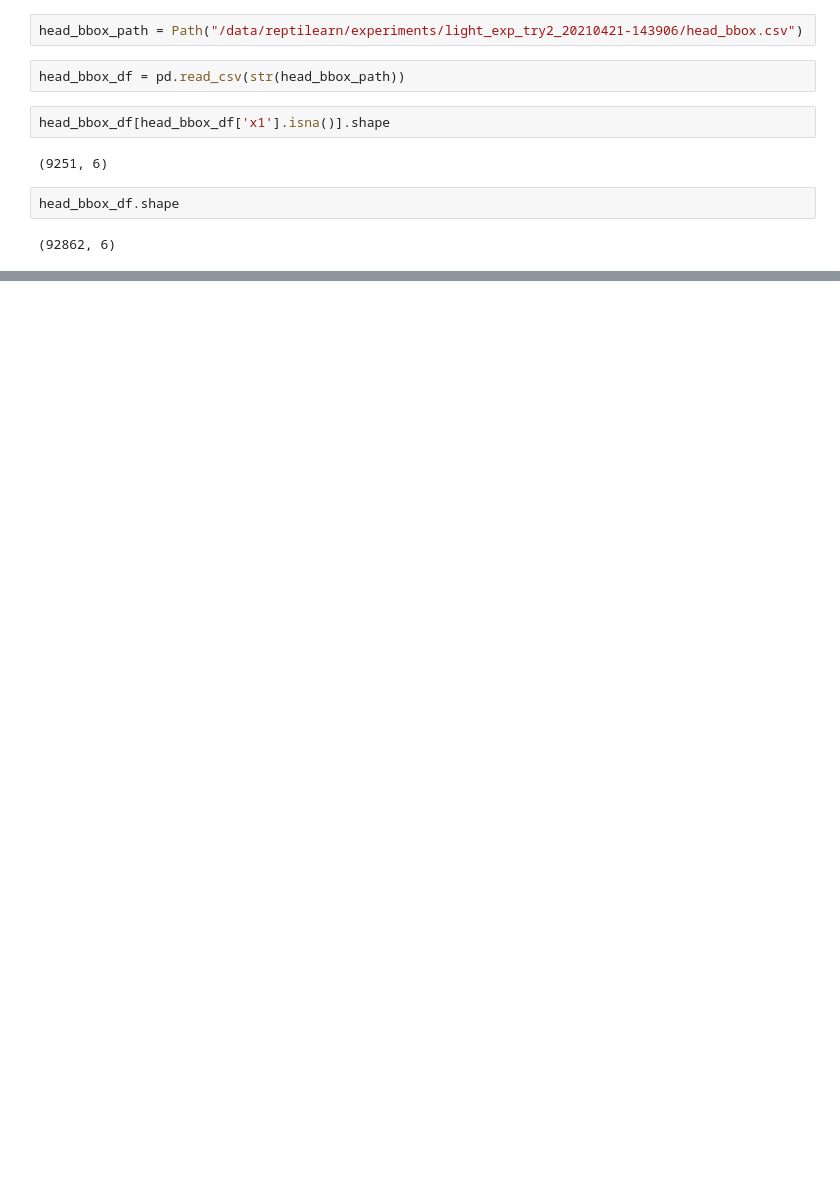
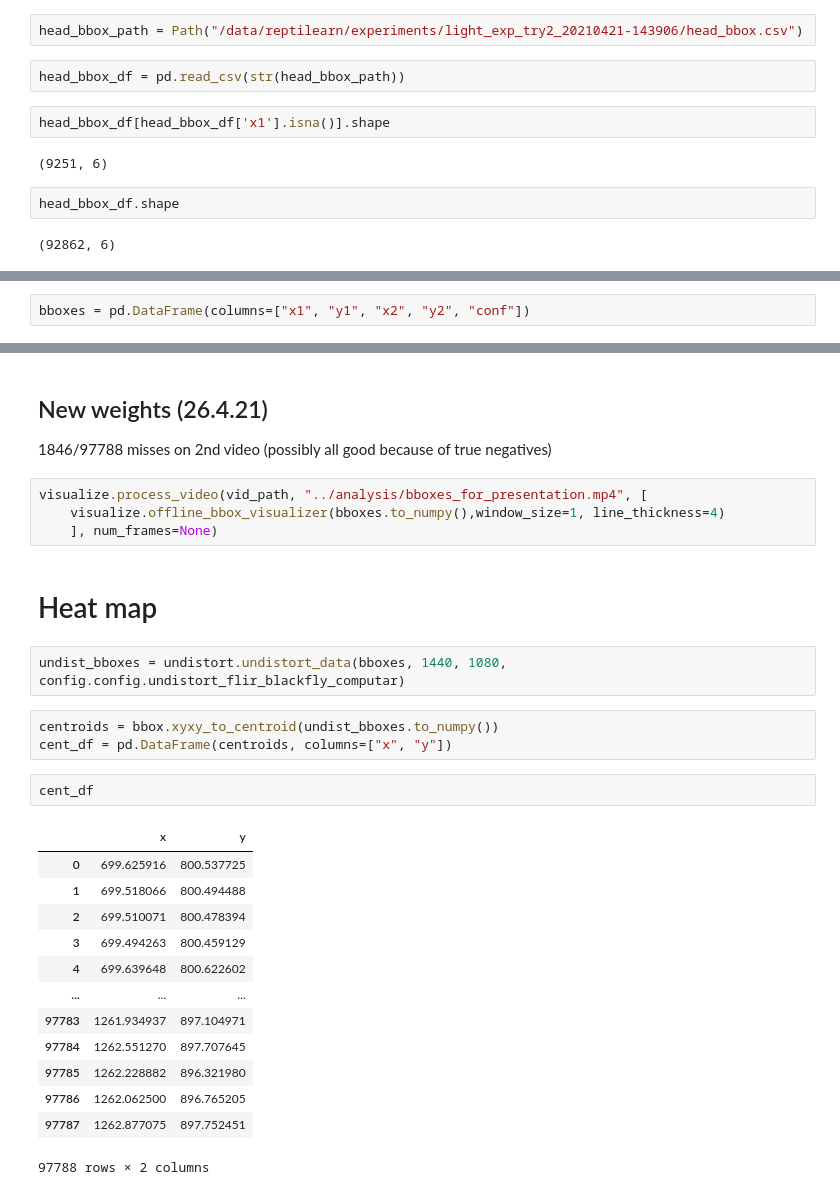
Before and after one commit to neural-electrophysiology-tool-team/reptilearn, a Jupyter notebook: analysis/bbox.ipynb, the cells around one changed output, grey strips where cells are left out. Saved outputs shown, nothing was run; the diff lists cells and outputs as text; blank space fills up the shorter version.

```diff
--- a/analysis/bbox.ipynb
+++ b/analysis/bbox.ipynb
@@ -36,0 +66,2 @@ head_bbox_df.shape
+# %%
+bboxes = pd.DataFrame(columns=["x1", "y1", "x2", "y2", "conf"])
@@ -36,0 +78,30 @@ head_bbox_df.shape
+# %% [markdown]
+## New weights (26.4.21)
+1846/97788 misses on 2nd video (possibly all good because of true negatives)
+# %%
+visualize.process_video(vid_path, "../analysis/bboxes_for_presentation.mp4", [
+    visualize.offline_bbox_visualizer(bboxes.to_numpy(),window_size=1, line_thickness=4)
+    ], num_frames=None)
+# %% [markdown]
+# Heat map
+# %%
+undist_bboxes = undistort.undistort_data(bboxes, 1440, 1080, config.config.undistort_flir_blackfly_computar)
+# %%
+centroids = bbox.xyxy_to_centroid(undist_bboxes.to_numpy())
+cent_df = pd.DataFrame(centroids, columns=["x", "y"])
+# %%
+cent_df
+# %% [output]
+|  | x | y |
+| 0 | 699.625916 | 800.537725 |
+| 1 | 699.518066 | 800.494488 |
+| 2 | 699.510071 | 800.478394 |
+| 3 | 699.494263 | 800.459129 |
+| 4 | 699.639648 | 800.622602 |
+| ... | ... | ... |
+| 97783 | 1261.934937 | 897.104971 |
+| 97784 | 1262.551270 | 897.707645 |
+| 97785 | 1262.228882 | 896.321980 |
+| 97786 | 1262.062500 | 896.765205 |
+| 97787 | 1262.877075 | 897.752451 |
+97788 rows × 2 columns
```
Also changed, not shown: parts of 18 cells of this notebook, 1 other file.
